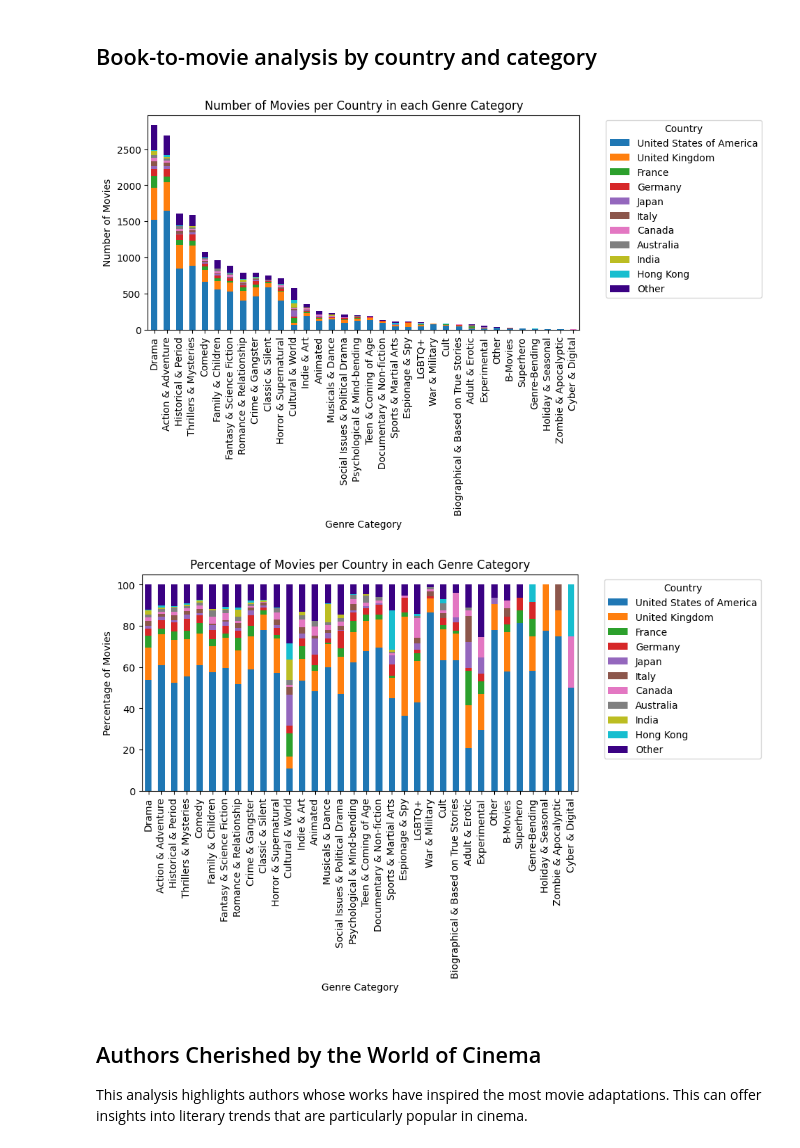
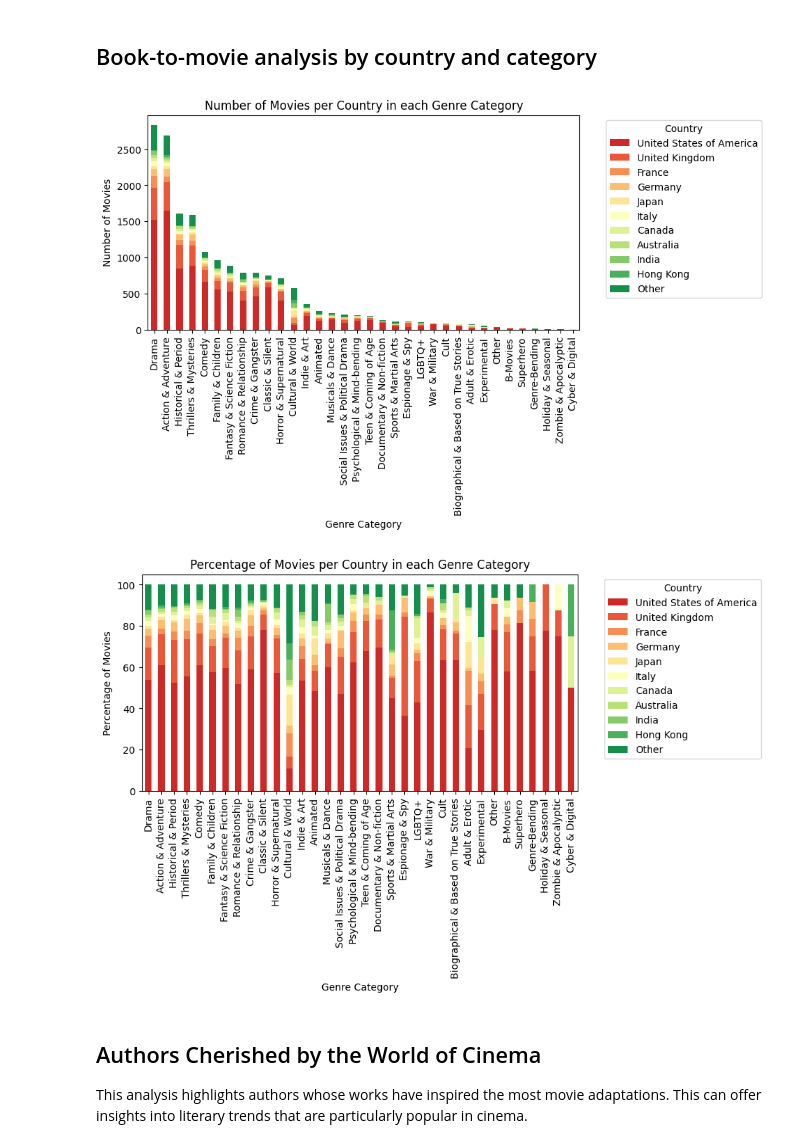
Before and after one commit to epfl-ada/ada-2024-project-padamalgame, a Jupyter notebook: results.ipynb, the cells around one changed output. Drawn from its saved outputs; the diff is of its cells as text; code cells hidden in the pictures.

```diff
--- a/results.ipynb
+++ b/results.ipynb
@@ -410,36 +410,36 @@ country_counts = country_counts.groupby('MovieCategory').sum()
 # Keep only the top 10 countries and group the rest into 'Other'
 country_counts['Other'] = country_counts.drop(columns=top_countries).sum(axis=1)
 country_counts = country_counts[top_countries.tolist() + ['Other']]
 
 # Sort the genre categories by the total number of movies in descending order
 country_counts = country_counts.loc[country_counts.sum(axis=1).sort_values(ascending=False).index]
 
 # Plot the stacked bar chart
 unique_countries = country_counts.columns
-colors = sns.color_palette(cc.glasbey_category10, n_colors=len(unique_countries))  # Get a unique color for each country
+colors = sns.color_palette("RdYlGn", n_colors=len(unique_countries))  # Get a unique color for each country
 
 country_counts[unique_countries].plot(kind='bar', stacked=True, figsize=(8, 4), color=colors)
 plt.title('Number of Movies per Country in each Genre Category')
 plt.xlabel('Genre Category')
 plt.ylabel('Number of Movies')
 plt.xticks(rotation=90)
 plt.legend(title='Country', bbox_to_anchor=(1.05, 1), loc='upper left')
 plt.show()
 
 # Calculate the percentage of movies in each country for each genre category
 country_counts_percentage = country_counts.div(country_counts.sum(axis=1), axis=0) * 100
 
 # Plot the stacked bar chart by percentage
 country_counts_percentage[unique_countries].plot(kind='bar', stacked=True, figsize=(8, 4), color=colors)
 plt.title('Percentage of Movies per Country in each Genre Category')
 plt.xlabel('Genre Category')
 plt.ylabel('Percentage of Movies')
 plt.xticks(rotation=90)
 plt.legend(title='Country', bbox_to_anchor=(1.05, 1), loc='upper left')
 plt.show()
 # %% [output]
-[figure, old version]
+[figure, new version]
-[figure, old version]
+[figure, new version]
 # %% [markdown]
 ## Authors Cherished by the World of Cinema
 This analysis highlights authors whose works have inspired the most movie adaptations. This can offer insights into literary trends that are particularly popular in cinema.
```
Also changed, not shown: parts of 12 cells of this notebook.
